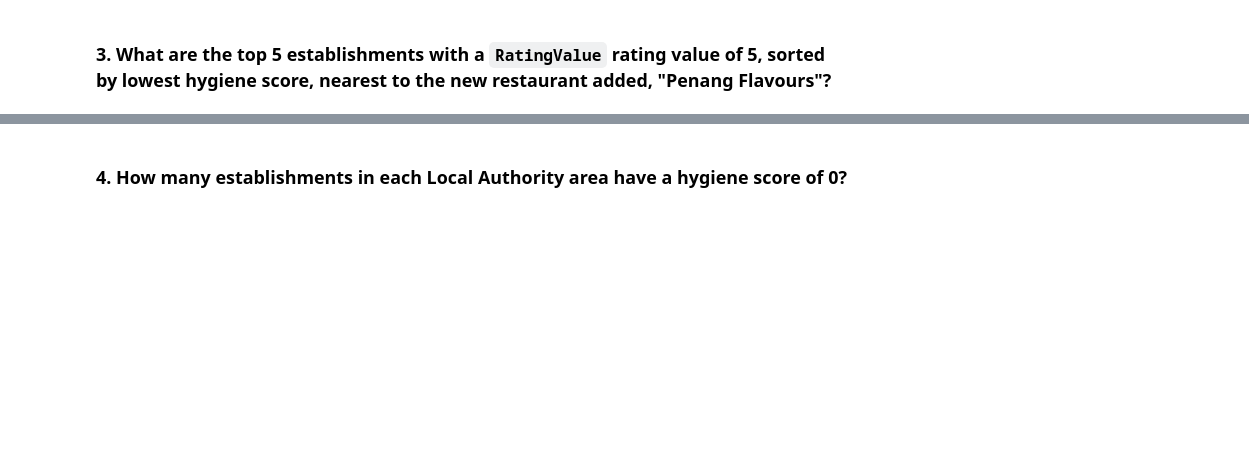
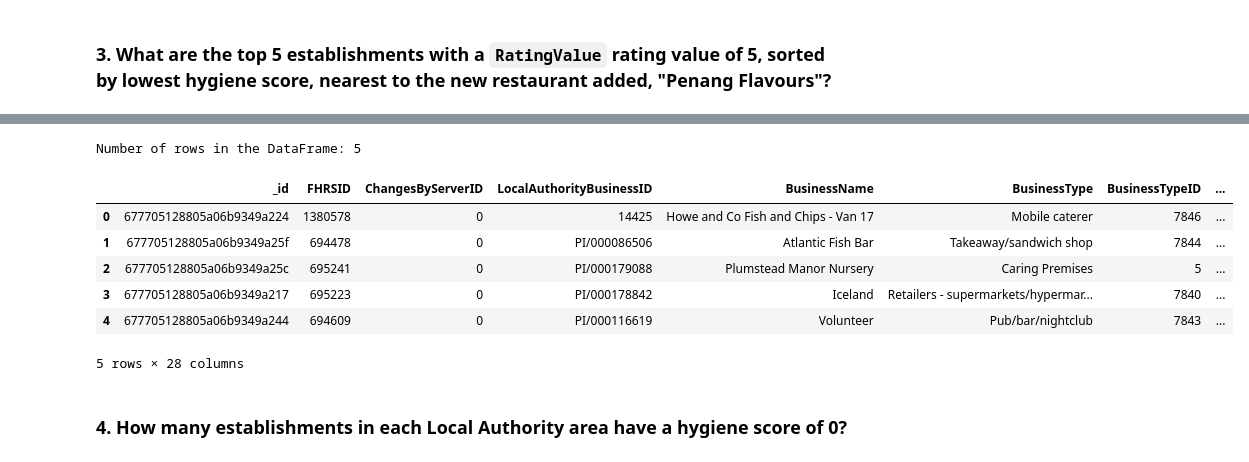
Before and after one commit to Kathyvng/nosql-challenge, a Jupyter notebook: NoSQL_analysis_starter.ipynb, the cells around one changed output, grey strips where cells are left out. Saved outputs shown, nothing was run; the diff lists cells and outputs as text; code cells hidden in the pictures; blank space fills up the shorter version.

```diff
--- a/NoSQL_analysis_starter.ipynb
+++ b/NoSQL_analysis_starter.ipynb
@@ -67,11 +148,21 @@ query =
 # Sort by hygiene score
 
 degree_search = 0.01
-latitude =
-longitude =
+latitude = 51.49014200
+longitude = 0.08384000
 
-query =
-sort =
-limit =
+query_3 = {
+    "RatingValue": 5,  # Only establishments with RatingValue 5
+    "geocode.latitude": {"$gte": latitude - degree_search, "$lte": latitude + degree_search},  # Latitude within 0.01 degree range
+    "geocode.longitude": {"$gte": longitude - degree_search, "$lte": longitude + degree_search}  # Longitude within 0.01 degree range
+}
+sort = [("scores.Hygiene", 1)]  # 1 for ascending, -1 for descending
+
+limit = 5
+
+# Query the database and sort the results
+results = establishments.find(query_3).sort(sort).limit(limit)
 
 # Print the results
+for result in results:
+    pprint(result)
@@ -78,5 +187,20 @@ limit =
 # %%
 # Convert result to Pandas DataFrame
+df_top5 = pd.DataFrame(establishments.find(query_3).sort(sort).limit(limit))
+
+# Display the number of rows in the DataFrame
+print(f"Number of rows in the DataFrame: {len(df_top5)}")
+
+df_top5.head()
+# %% [output]
+Number of rows in the DataFrame: 5
+|  | _id | FHRSID | ChangesByServerID | LocalAuthorityBusinessID | BusinessName | BusinessType | BusinessTypeID | ... |
+| 0 | 677705128805a06b9349a224 | 1380578 | 0 | 14425 | Howe and Co Fish and Chips - Van 17 | Mobile caterer | 7846 | ... |
+| 1 | 677705128805a06b9349a25f | 694478 | 0 | PI/000086506 | Atlantic Fish Bar | Takeaway/sandwich shop | 7844 | ... |
+| 2 | 677705128805a06b9349a25c | 695241 | 0 | PI/000179088 | Plumstead Manor Nursery | Caring Premises | 5 | ... |
+| 3 | 677705128805a06b9349a217 | 695223 | 0 | PI/000178842 | Iceland | Retailers - supermarkets/hypermar... | 7840 | ... |
+| 4 | 677705128805a06b9349a244 | 694609 | 0 | PI/000116619 | Volunteer | Pub/bar/nightclub | 7843 | ... |
+5 rows × 28 columns
 # %% [markdown]
 ### 4. How many establishments in each Local Authority area have a hygiene score of 0?
 # %%
```
Also changed, not shown: parts of 8 cells of this notebook.
